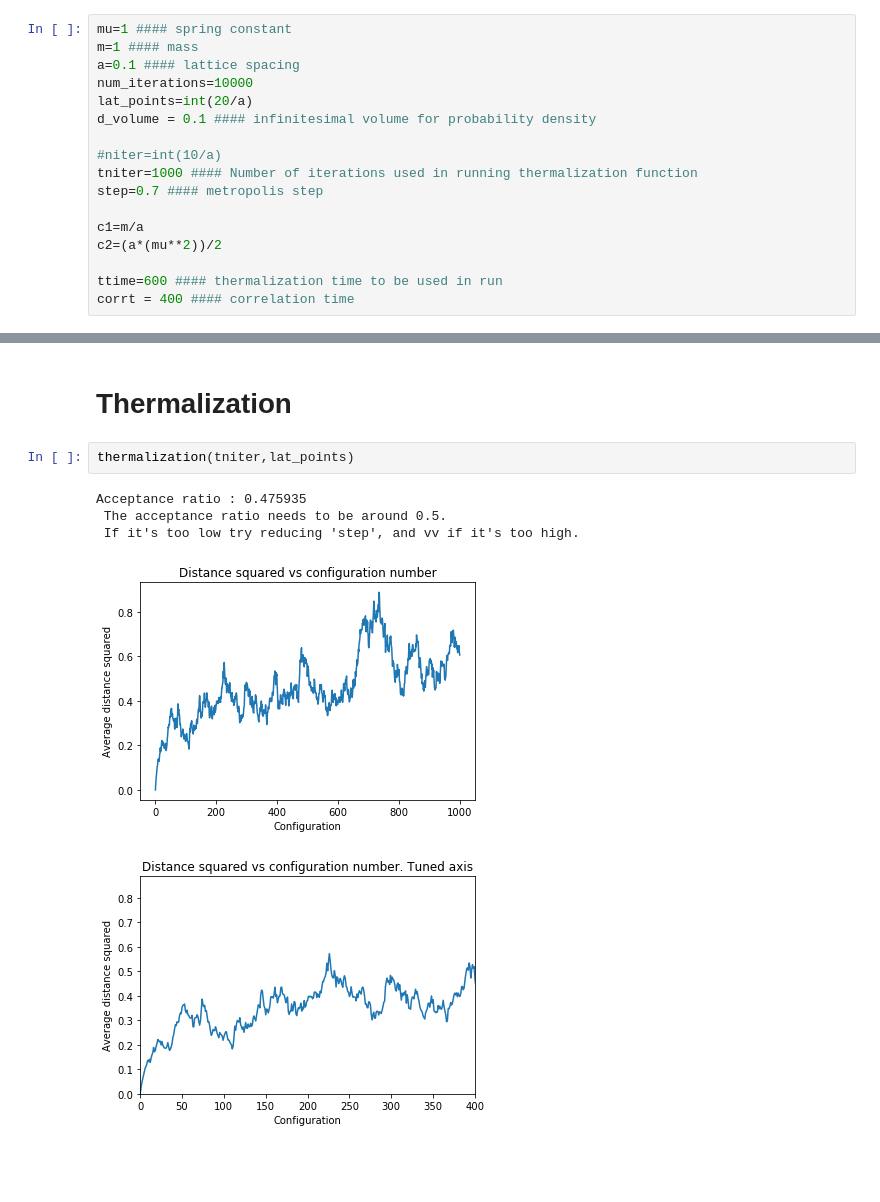
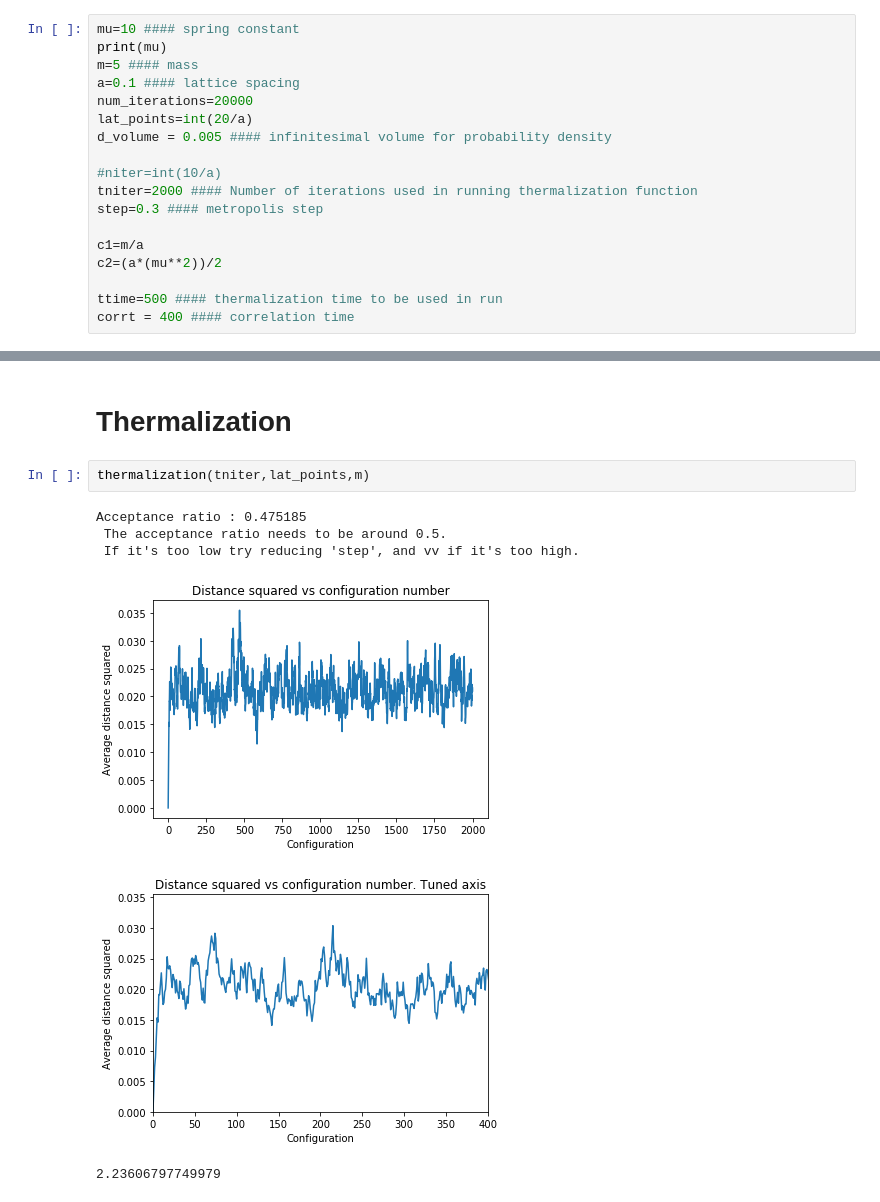
Before and after one commit to willrobs/ph353a3, a Jupyter notebook: Metropolis Algorithm.ipynb, the cells around one changed output, grey strips where cells are left out. Saved outputs shown, nothing was run; the diff lists cells and outputs as text; blank space fills up the shorter version.

```diff
--- a/Metropolis Algorithm.ipynb
+++ b/Metropolis Algorithm.ipynb
@@ -349,19 +412,20 @@ def calc(spring_const,mass,lattice_spacing,num_config,num_lat_points):
 # %% [markdown]
 # Parameters
 # %%
-mu=1 #### spring constant
-m=1 #### mass
+mu=10 #### spring constant
+print(mu)
+m=5 #### mass
 a=0.1 #### lattice spacing
-num_iterations=10000
+num_iterations=20000
 lat_points=int(20/a)
-d_volume = 0.1 #### infinitesimal volume for probability density
+d_volume = 0.005 #### infinitesimal volume for probability density
 
 #niter=int(10/a)
-tniter=1000 #### Number of iterations used in running thermalization function
-step=0.7 #### metropolis step
+tniter=2000 #### Number of iterations used in running thermalization function
+step=0.3 #### metropolis step
 
 c1=m/a
 c2=(a*(mu**2))/2
 
-ttime=600 #### thermalization time to be used in run
+ttime=500 #### thermalization time to be used in run
 corrt = 400 #### correlation time
@@ -399,10 +497,11 @@ calc(mu,m,a,num_iterations,lat_points) ####spring_const,mass,lattice_spacing,num
 # %% [markdown]
 # Thermalization
 # %%
-thermalization(tniter,lat_points)
+thermalization(tniter,lat_points,m)
 # %% [output]
-Acceptance ratio : 0.475935
+Acceptance ratio : 0.475185
  The acceptance ratio needs to be around 0.5.
  If it's too low try reducing 'step', and vv if it's too high.
-[figure, old version]
+[figure, new version]
-[figure, old version]
+[figure, new version]
+2.23606797749979
```
Also changed, not shown: parts of 17 cells of this notebook.
